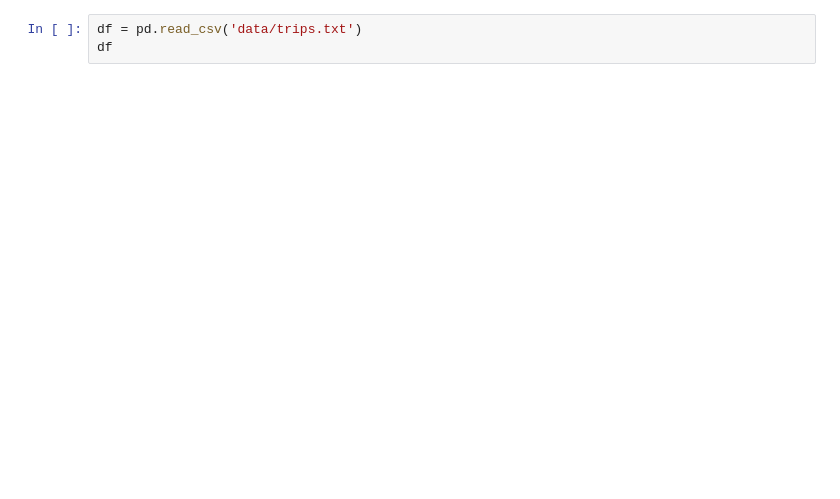
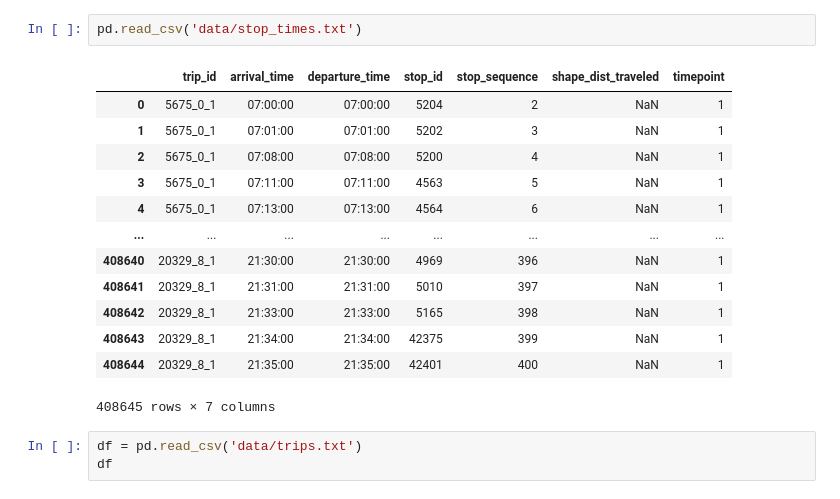
Before and after one commit to bohdanhlovatskyi/public_transport_arrival, a Jupyter notebook: Untitled.ipynb, the cells around one changed output. Cells and saved outputs as stored; diff of their text form; blank space fills up the shorter version.

```diff
--- a/Untitled.ipynb
+++ b/Untitled.ipynb
@@ -6,3 +20,19 @@ ModuleNotFoundError: No module named 'numpu'
+# %%
+pd.read_csv('data/stop_times.txt')
+# %% [output]
+|  | trip_id | arrival_time | departure_time | stop_id | stop_sequence | shape_dist_traveled | timepoint |
+| 0 | 5675_0_1 | 07:00:00 | 07:00:00 | 5204 | 2 | NaN | 1 |
+| 1 | 5675_0_1 | 07:01:00 | 07:01:00 | 5202 | 3 | NaN | 1 |
+| 2 | 5675_0_1 | 07:08:00 | 07:08:00 | 5200 | 4 | NaN | 1 |
+| 3 | 5675_0_1 | 07:11:00 | 07:11:00 | 4563 | 5 | NaN | 1 |
+| 4 | 5675_0_1 | 07:13:00 | 07:13:00 | 4564 | 6 | NaN | 1 |
+| ... | ... | ... | ... | ... | ... | ... | ... |
+| 408640 | 20329_8_1 | 21:30:00 | 21:30:00 | 4969 | 396 | NaN | 1 |
+| 408641 | 20329_8_1 | 21:31:00 | 21:31:00 | 5010 | 397 | NaN | 1 |
+| 408642 | 20329_8_1 | 21:33:00 | 21:33:00 | 5165 | 398 | NaN | 1 |
+| 408643 | 20329_8_1 | 21:34:00 | 21:34:00 | 42375 | 399 | NaN | 1 |
+| 408644 | 20329_8_1 | 21:35:00 | 21:35:00 | 42401 | 400 | NaN | 1 |
+408645 rows × 7 columns
 # %%
 df = pd.read_csv('data/trips.txt')
 df
```
Also changed, not shown: parts of 7 cells of this notebook, 3 other files.
